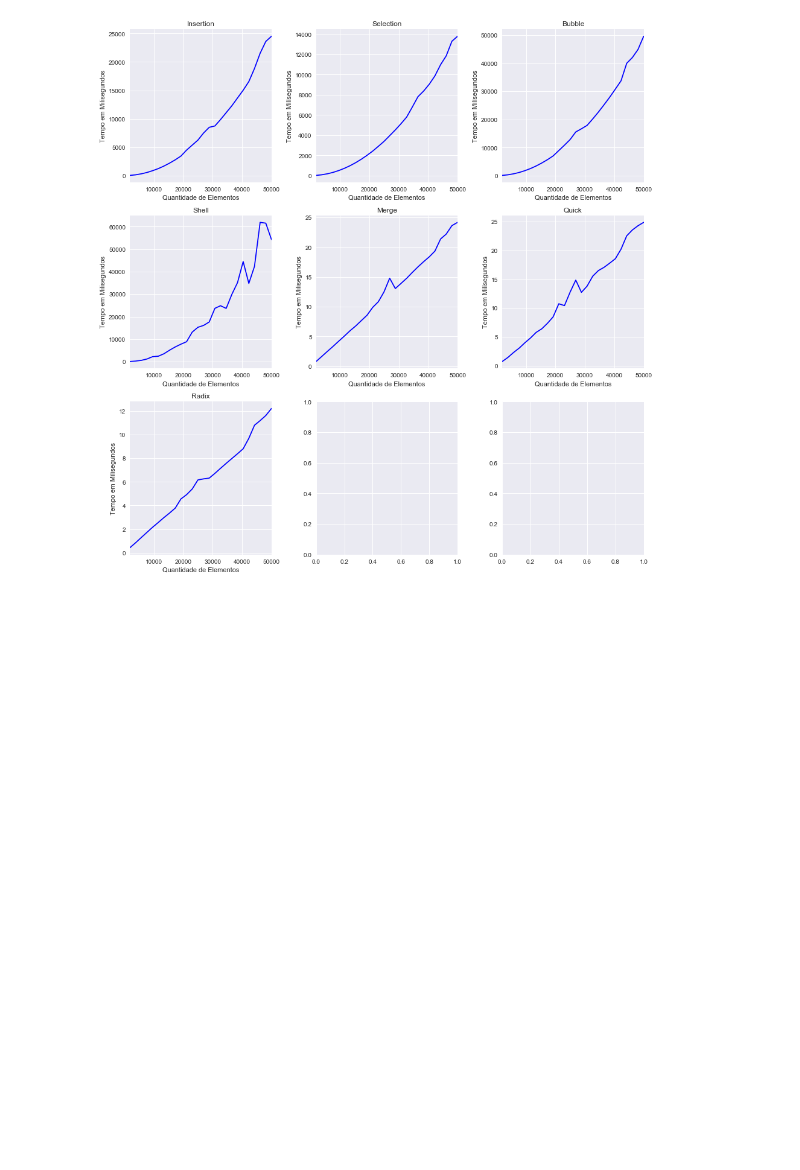
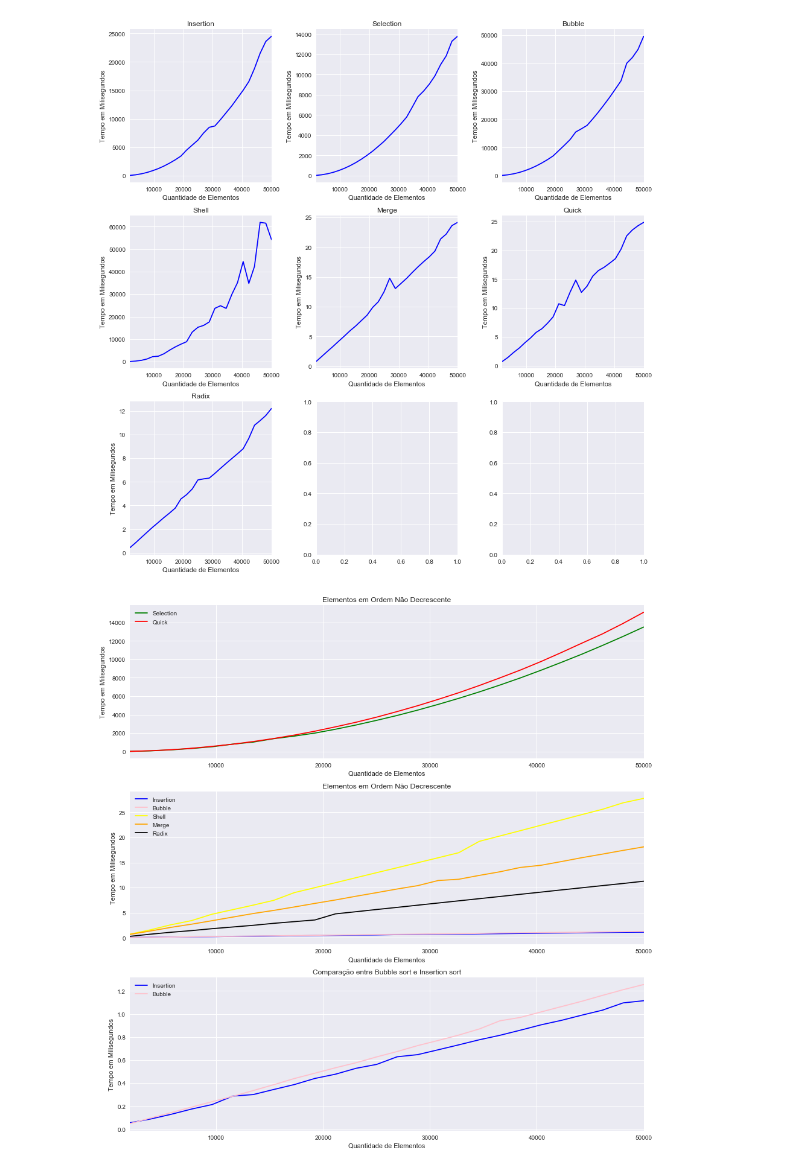
Before and after one commit to gleydvan/Sorting_Algorithms_Empirical_Analysis, a Jupyter notebook: tempos/graficos_analises_empirica.ipynb, the cells around one changed output. Cells and saved outputs as stored; diff of their text form; code cells hidden in the pictures; blank space fills up the shorter version.

```diff
--- a/tempos/graficos_analises_empirica.ipynb
+++ b/tempos/graficos_analises_empirica.ipynb
@@ -88,3 +88,29 @@ plt.tight_layout()
 fig.savefig('./Elementos_Aleatórios.png')
 # %% [output]
 [figure]
+# %%
+fig2, axes2 = plt.subplots(nrows=3, ncols=1, figsize=(13,13))
+
+funcoes = ['Insertion','Selection','Bubble','Shell','Merge','Quick','Radix']
+funcoes_L = ['Selection','Quick']
+funcoes_R = ['Insertion','Bubble','Shell','Merge','Radix']
+
+ax = tempos_nao_decrescentes.plot(kind='line',x='tamanho_vetor',y=funcoes_L,title="Elementos em Ordem Não Decrescente",
+                color=['green','red'], legend=True,ax=axes2[0])
+ax.set_xlabel("Quantidade de Elementos")
+ax.set_ylabel("Tempo em Milisegundos")
+
+ax = tempos_nao_decrescentes.plot(kind='line',x='tamanho_vetor',y=funcoes_R,title="Elementos em Ordem Não Decrescente",
+                color=['blue','pink','yellow','orange','black'], legend=True,ax=axes2[1])
+ax.set_xlabel("Quantidade de Elementos")
+ax.set_ylabel("Tempo em Milisegundos")
+
+ax = tempos_nao_decrescentes.plot(kind='line',x='tamanho_vetor',y=[funcoes[0],funcoes[2]],title="Comparação entre Bubble sort e Insertion sort",
+                color=['blue','pink'], legend=True,ax=axes2[2])
+ax.set_xlabel("Quantidade de Elementos")
+ax.set_ylabel("Tempo em Milisegundos")
+
+plt.tight_layout()
+fig2.savefig('./Não_Decrescente_Comparações.png')
+# %% [output]
+[figure, added]
```
Also changed, not shown: parts of 8 cells of this notebook, 12 other files.
